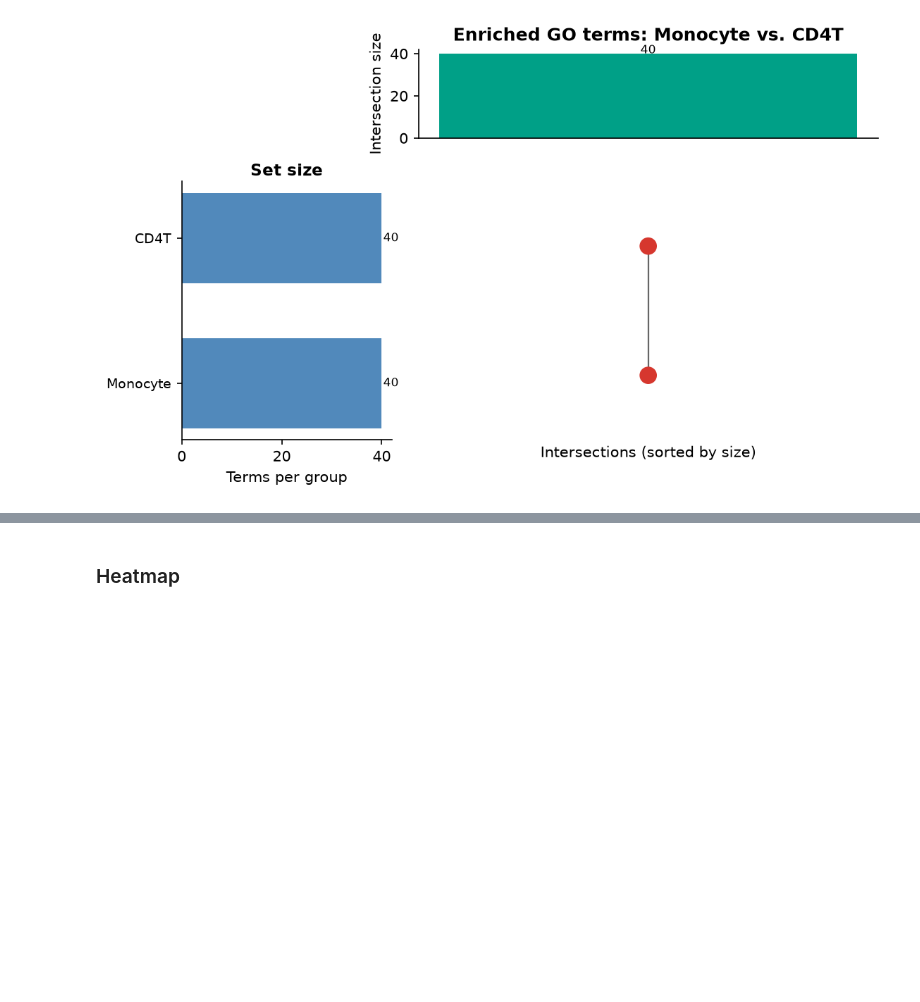
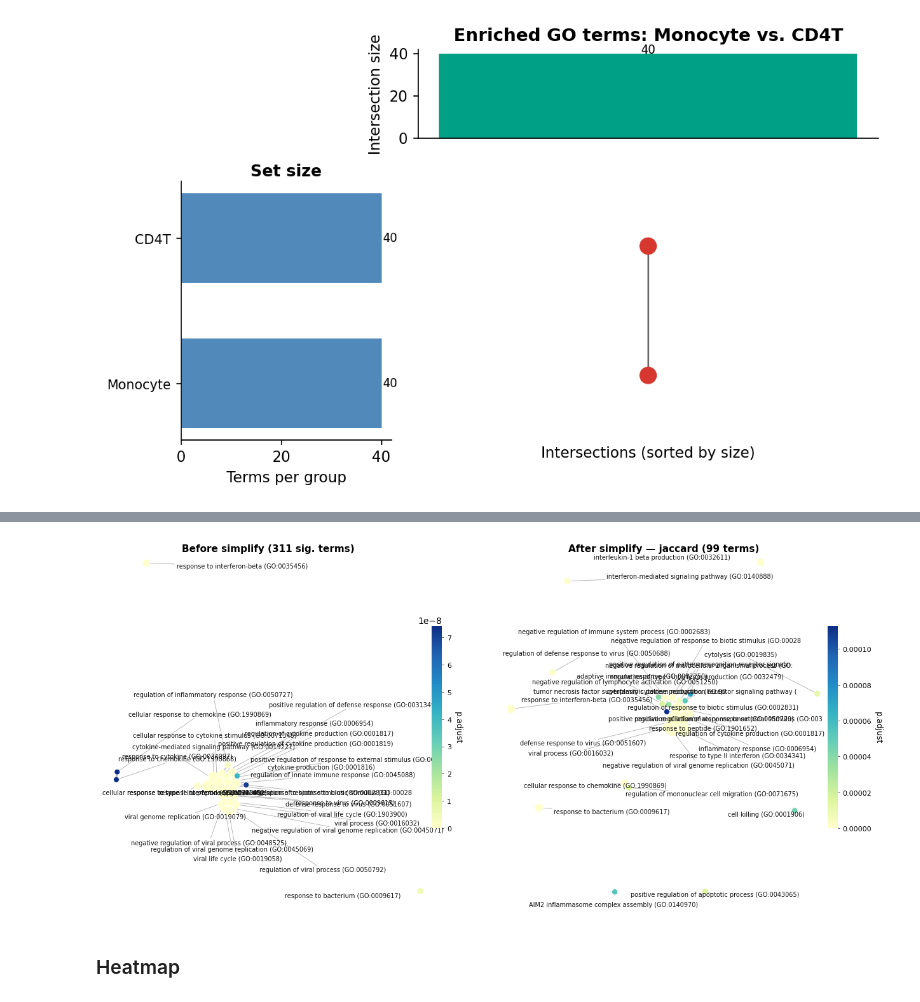
Before and after one commit to leelieber2025/scATrans, a Jupyter notebook: docs/tutorials/t_gse96583_standalone_de_enrichment.ipynb, the cells around one changed output, grey strips where cells are left out. Saved outputs shown, nothing was run; the diff lists cells and outputs as text; code cells hidden in the pictures; blank space fills up the shorter version.

```diff
--- a/docs/tutorials/t_gse96583_standalone_de_enrichment.ipynb
+++ b/docs/tutorials/t_gse96583_standalone_de_enrichment.ipynb
@@ -608,3 +689,25 @@ scat.pl.enrich_vennplot(cmp_res, pval_cutoff=0.05, title="Enriched GO terms: Mon
+# %%
+fig, axes = plt.subplots(1, 2, figsize=(13, 6))
+scat.pl.enrich_network_plot(
+    go_sig,
+    top_n=30,
+    min_similarity=0.3,
+    title=f"Before simplify ({len(go_sig)} sig. terms)",
+    ax=axes[0],
+    show=False,
+)
+scat.pl.enrich_network_plot(
+    simplified_jaccard,
+    top_n=30,
+    min_similarity=0.3,
+    title=f"After simplify — jaccard ({len(simplified_jaccard)} terms)",
+    ax=axes[1],
+    show=False,
+)
+plt.tight_layout()
+plt.show()
+# %% [output]
+[figure, added]
 # %% [markdown]
 ### Heatmap
 # %%
```
Also changed, not shown: parts of 29 cells of this notebook, 19 other files.
